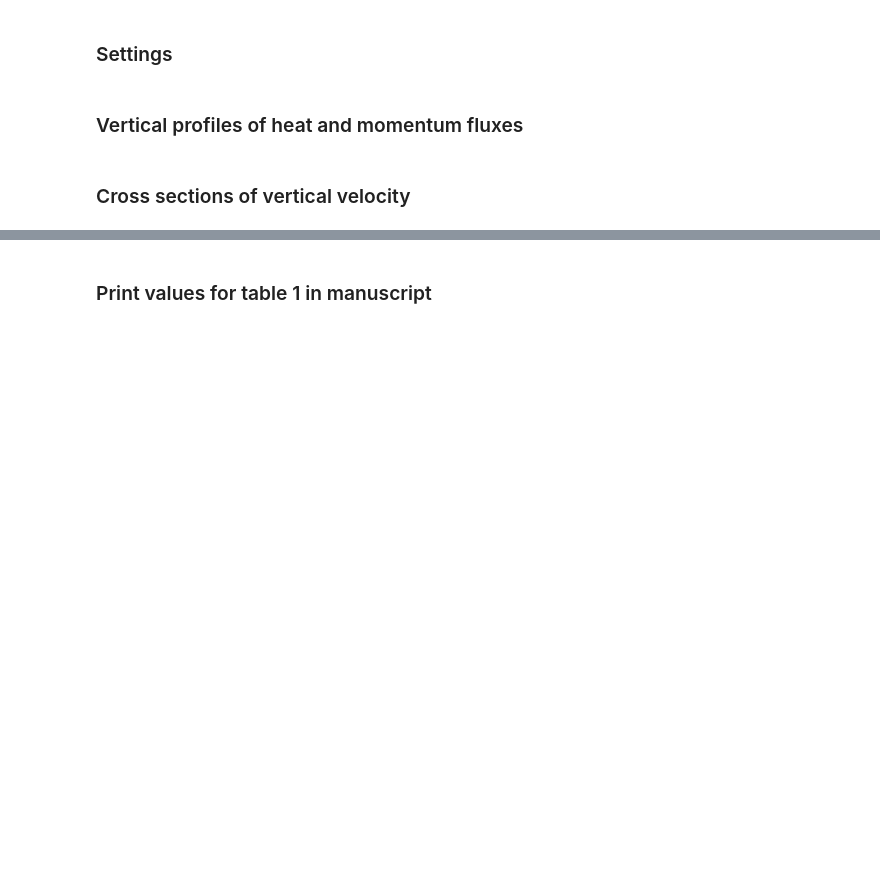
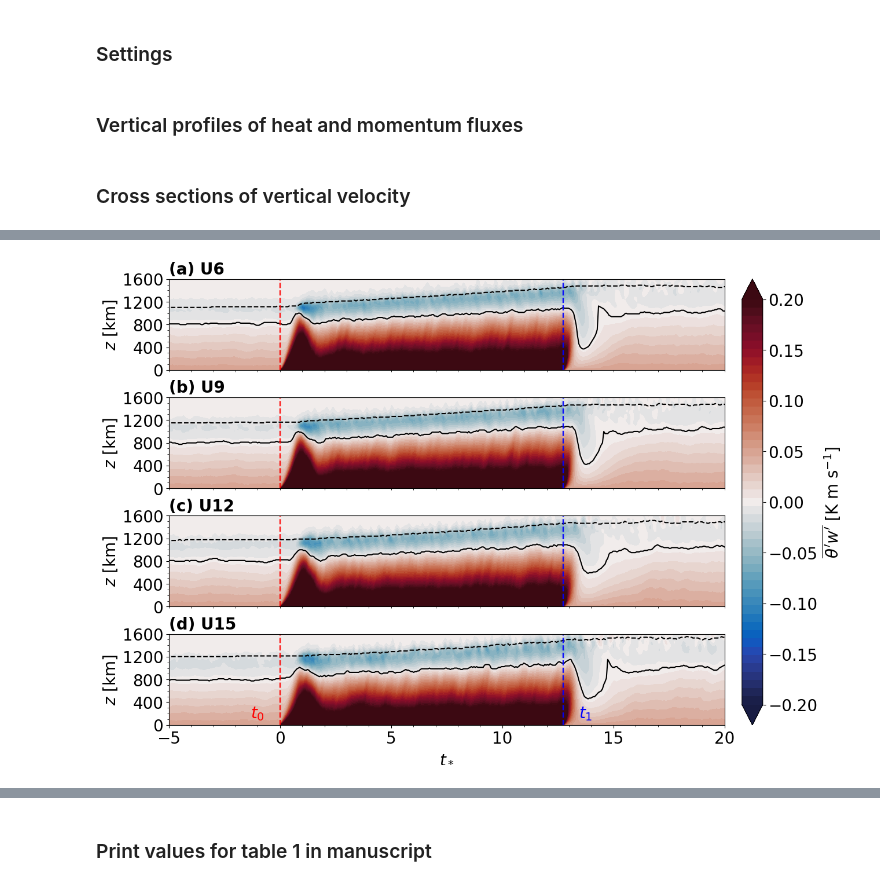
Before and after one commit to Salesky-ABL/ABL_Transition, a Jupyter notebook: plotting/plot_comparison.ipynb, the cells around one changed output, grey strips where cells are left out. Saved outputs shown, nothing was run; the diff lists cells and outputs as text; code cells hidden in the pictures; blank space fills up the shorter version.

```diff
--- a/plotting/plot_comparison.ipynb
+++ b/plotting/plot_comparison.ipynb
@@ -416,0 +578,89 @@ cf = ax[3].contourf(time, z, s_all[3].tw_tower.T, clevs,
+# %%
+# find average T_L at hr 9.8333
+T_L = ((843.69 + 861.95 + 841.57 + 844.23) / 4) / 3600
+tlmax = max((s_all[0].time-10)/T_L)
+tlmin = min((s_all[0].time-10)/T_L)
+
+# extract helpful arrays
+time = (s_all[0].time - 10) / T_L
+z = s_all[0].z
+
+# find lowest zero value heat flux
+negative = np.empty(time.size)
+for i, s in enumerate(s_all):
+    tw = s.tw_cov_tot.values
+    for jt in range(time.size):
+        negative[jt] = np.where(tw[jt] <= 0)[0][0]
+    s["tw_zero"] = [s.z[negative[jt].astype(int)] for jt in range(time.size)]
+# %%
+clevs = np.linspace(-0.2, 0.2, 50)
+
+fig = plt.figure(figsize=(12,10))
+
+gs1 = GridSpec(4, 1, right=0.925, hspace=0.3)
+ax1 = fig.add_subplot(gs1[0])
+ax2 = fig.add_subplot(gs1[1], sharex=ax1, sharey=ax1)
+ax3 = fig.add_subplot(gs1[2], sharex=ax1, sharey=ax1)
+ax4 = fig.add_subplot(gs1[3], sharey=ax1)
+gs2 = GridSpec(1, 4, left=0.95, right=0.98)
+ax5 = fig.add_subplot(gs2[:,:])
+
+# 6 m/s
+cf = ax1.contourf(time, z, s_all[0].tw_cov_tot.T, clevs,
+             extend="both", cmap=cmocean.cm.balance)
+ax1.plot(time, s_all[0].tw_zero, c="black", ls="solid")
+ax1.plot(time, s_all[0].zi, c="black", ls="dashed")
+# 9 m/s
+ax2.contourf(time, z, s_all[1].tw_cov_tot.T, clevs,
+             extend="both", cmap=cmocean.cm.balance)
+ax2.plot(time, s_all[1].tw_zero, c="black", ls="solid")
+ax2.plot(time, s_all[1].zi, c="black", ls="dashed")
+# 12 m/s
+ax3.contourf(time, z, s_all[2].tw_cov_tot.T, clevs,
+             extend="both", cmap=cmocean.cm.balance)
+ax3.plot(time, s_all[2].tw_zero, c="black", ls="solid")
+ax3.plot(time, s_all[2].zi, c="black", ls="dashed")
+ax3.set_xticks([])
+# 15 m/s
+ax4.contourf(time, z, s_all[3].tw_cov_tot.T, clevs,
+             extend="both", cmap=cmocean.cm.balance)
+ax4.plot(time, s_all[3].tw_zero, c="black", ls="solid")
+ax4.plot(time, s_all[3].zi, c="black", ls="dashed")
+ax4.set_xlim(-5,20)
+ax4.xaxis.set_major_locator(MultipleLocator(5))
+ax4.xaxis.set_minor_locator(MultipleLocator(1))
+
+cb = plt.colorbar(cf, ax5)
+cb.set_ticks(np.arange(-0.2,0.21,0.05))
+cb.set_label("$\overline{\\theta' w'}$ [K m s$^{-1}$]")
+
+ax1.set_ylim(0,1600)
+ax1.set_xlim(-5,20)
+
+axes = [ax1,ax2,ax3]
+for ax in axes:
+    ax.set_ylabel("$z$ [km]")
+    ax.yaxis.set_major_locator(MultipleLocator(400))
+    ax.yaxis.set_minor_locator(MultipleLocator(100))
+    ax.xaxis.set_minor_locator(MultipleLocator(1))
+    ax.xaxis.set_major_locator(MultipleLocator(5))
+    ax.set_xticks([])
+
+ax1.set_title(f"(a) U{ug_list[0]}", loc="left", fontsize=20)
+ax2.set_title(f"(b) U{ug_list[1]}", loc="left", fontsize=20)
+ax3.set_title(f"(c) U{ug_list[2]}", loc="left", fontsize=20)
+ax4.set_title(f"(d) U{ug_list[3]}", loc="left", fontsize=20)
+
+axes = [ax1,ax2,ax3,ax4]
+for ax in axes:
+    ax.set_ylabel("$z$ [km]")
+    ax.axvline(x=0, c="red", lw=1.75, alpha=0.9, ls="--")
+    ax.axvline(x=3/T_L, c="blue", lw=1.75, alpha=0.9, ls="--")
+
+ax4.text(0-1, 200, "$t_0$", ha="center", va="center", c="red")
+ax4.text(3/T_L+1, 200, "$t_1$", ha="center", va="center", c="blue")
+ax4.set_xlabel("$t_*$")
+
+plt.savefig(f"{figdir}tw_th.pdf", format="pdf", dpi=300, bbox_inches="tight")
+# %% [output]
+[figure, added]
```
Also changed, not shown: parts of 15 cells of this notebook, 3 other files.
